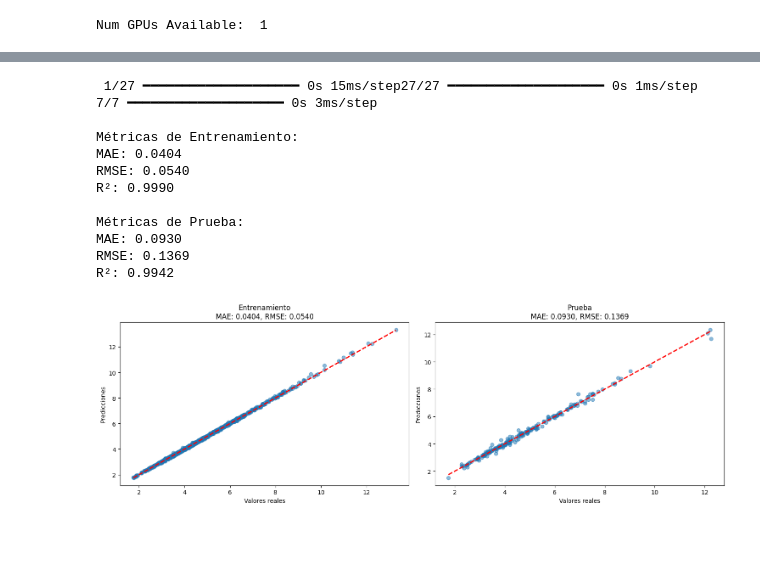
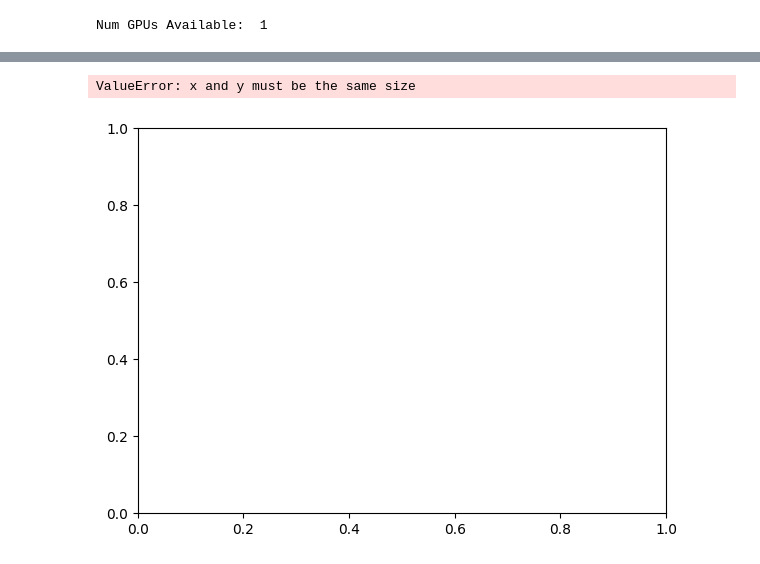
Before and after one commit to Mikemaranon/PropNet, a Jupyter notebook: PropNet-project/4_Model_Building_and_Selection/model.ipynb, the cells around one changed output, grey strips where cells are left out. Cells and saved outputs as stored; diff of their text form; code cells hidden in the pictures; blank space fills up the shorter version.

```diff
--- a/PropNet-project/4_Model_Building_and_Selection/model.ipynb
+++ b/PropNet-project/4_Model_Building_and_Selection/model.ipynb
@@ -97,2 +80,0 @@ I0000 00:00:1742811497.719152    3798 gpu_device.cc:2019] Created device /job:lo
-# %%
-history = model.fit(X_train_scaled, y_train, epochs=150, batch_size=8, validation_data=(X_test_scaled, y_test))
@@ -132,0 +218,10 @@ R²: 0.9944250772007852
+# %%
+from tensorflow.keras.callbacks import ReduceLROnPlateau, EarlyStopping
+
+# Elegir el mejor optimizador basado en el menor MAE promedio
+best_optimizer_name = min(results, key=results.get)
+# best_optimizer_name = 'Lion'
+print(f"Mejor optimizador seleccionado: {best_optimizer_name}")
+
+# Construir y entrenar el modelo final con el mejor optimizador
+model = build_model(optimizer_name=best_optimizer_name)
@@ -132,0 +230,7 @@ R²: 0.9944250772007852
+# %%
+history = model.fit(X_train_scaled, y_train_scaled, epochs=250, batch_size=32,
+                    validation_split=0.2, verbose=1, callbacks=[
+                        EarlyStopping(monitor='val_loss', patience=10, restore_best_weights=True),
+                        ReduceLROnPlateau(monitor='val_loss', factor=0.5, patience=5, verbose=1),
+                        # Puedes agregar más callbacks como TensorBoard si es necesario
+                    ])
@@ -133,67 +308,22 @@ R²: 0.9944250772007852
 # %%
-
-y_pred_train = model.predict(X_train)
-y_pred_test = model.predict(X_test)
-
-# Calcular métricas
-mae_train = mean_absolute_error(y_train, y_pred_train)
-mae_test = mean_absolute_error(y_test, y_pred_test)
-
-rmse_train = np.sqrt(mean_squared_error(y_train, y_pred_train))
-rmse_test = np.sqrt(mean_squared_error(y_test, y_pred_test))
-
-r2_train = r2_score(y_train, y_pred_train)
-r2_test = r2_score(y_test, y_pred_test)
-
-# Calcular el RMSE como porcentaje de la media de los datos de prueba
-mean_value = np.mean(y_test)  # También puedes usar y_train si prefieres
-rmse_percentage = (rmse_test / mean_value) * 100
-
-# Imprimir métricas
-print("\nMétricas de Entrenamiento:")
-print(f'MAE: {mae_train:.4f}')
-print(f'RMSE: {rmse_train:.4f}')
-print(f'R²: {r2_train:.4f}')
-
-print("\nMétricas de Prueba:")
-print(f'MAE: {mae_test:.4f}')
-print(f'RMSE: {rmse_test:.4f}')
-print(f'R²: {r2_test:.4f}')
-
-# Mostrar si el RMSE es superior al 15% de la media
-if rmse_percentage > 15:
-    print(f'El RMSE es superior al 15% de la media: {rmse_percentage:.2f}%')
-
-# Visualización
 plt.figure(figsize=(15, 5))
 
 plt.subplot(121)
-plt.scatter(y_train, y_pred_train, alpha=0.5)
+plt.scatter(y_train, y_pred, alpha=0.5)
 plt.plot([y_train.min(), y_train.max()], [y_train.min(), y_train.max()], 'r--', lw=2)
 plt.xlabel('Valores reales')
 plt.ylabel('Predicciones')
-plt.title(f'Entrenamiento\nMAE: {mae_train:.4f}, RMSE: {rmse_train:.4f}')
+plt.title(f'Entrenamiento\nMAE: {mae_train_real:.4f}, RMSE: {rmse_train_real:.4f}')
 
 plt.subplot(122)
-plt.scatter(y_test, y_pred_test, alpha=0.5)
+plt.scatter(y_test, y_pred, alpha=0.5)
 plt.plot([y_test.min(), y_test.max()], [y_test.min(), y_test.max()], 'r--', lw=2)
 plt.xlabel('Valores reales')
 plt.ylabel('Predicciones')
-plt.title(f'Prueba\nMAE: {mae_test:.4f}, RMSE: {rmse_test:.4f}')
+plt.title(f'Prueba\nMAE: {mae_train_real:.4f}, RMSE: {rmse_train_real:.4f}')
 
 plt.tight_layout()
 plt.show()
 # %% [output]
- 1/27 ━━━━━━━━━━━━━━━━━━━━ 0s 15ms/step27/27 ━━━━━━━━━━━━━━━━━━━━ 0s 1ms/step
-7/7 ━━━━━━━━━━━━━━━━━━━━ 0s 3ms/step
-
-Métricas de Entrenamiento:
-MAE: 0.0404
-RMSE: 0.0540
-R²: 0.9990
-
-Métricas de Prueba:
-MAE: 0.0930
-RMSE: 0.1369
-R²: 0.9942
+ValueError: x and y must be the same size
-[figure, old version]
+[figure, new version]
```
Also changed, not shown: parts of 29 cells of this notebook, 14 other files.
